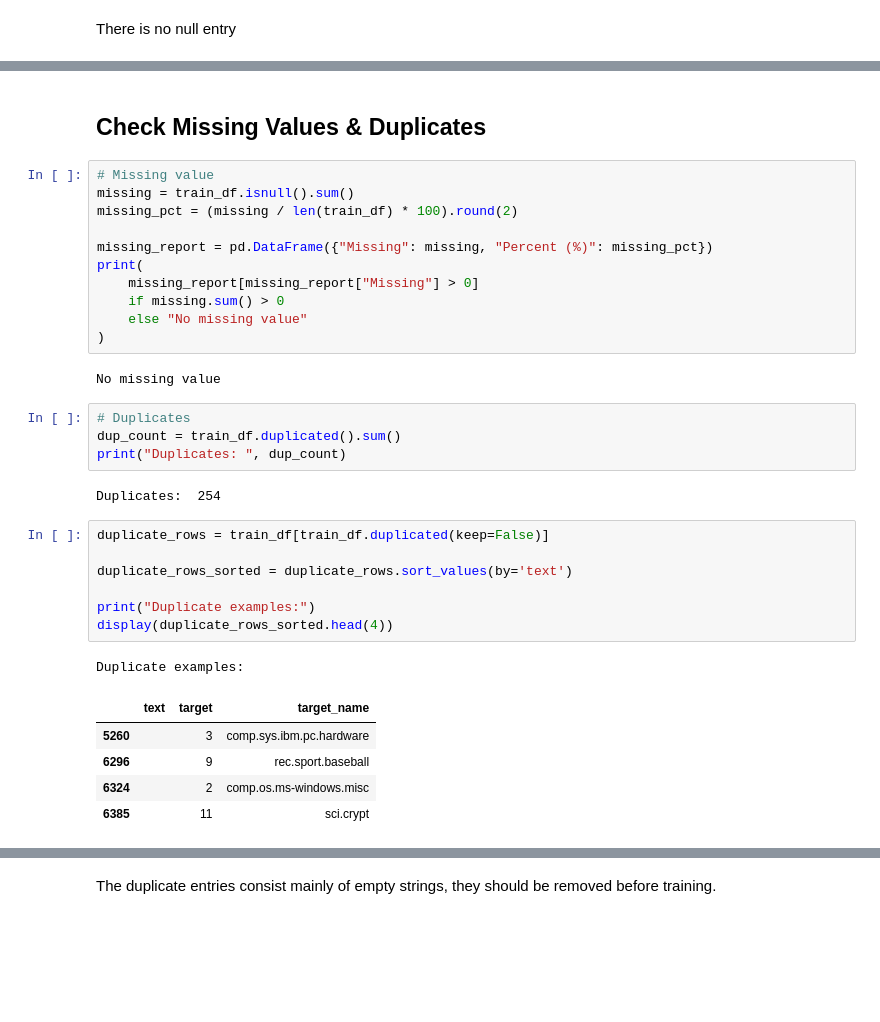
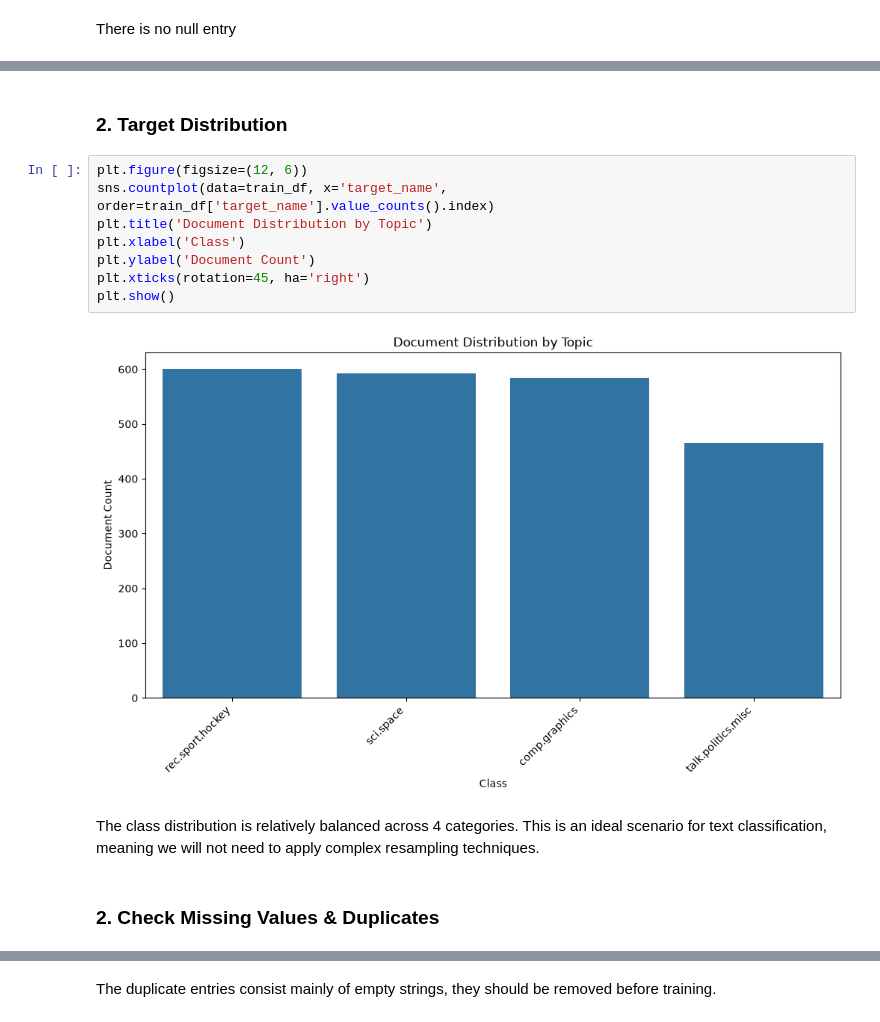
Before and after one commit to AIVIETNAM-AIO-VoNguyenNhatDuy/Module-01-text-classification, a Jupyter notebook: notebooks/eda.ipynb, the cells around one changed output, grey strips where cells are left out. Cells and saved outputs as stored; diff of their text form; blank space fills up the shorter version.

```diff
--- a/notebooks/eda.ipynb
+++ b/notebooks/eda.ipynb
@@ -76,35 +84,16 @@ train_df.head()
+# %% [markdown]
+### 2. Target Distribution
+# %%
+plt.figure(figsize=(12, 6))
+sns.countplot(data=train_df, x='target_name', order=train_df['target_name'].value_counts().index)
+plt.title('Document Distribution by Topic')
+plt.xlabel('Class')
+plt.ylabel('Document Count')
+plt.xticks(rotation=45, ha='right')
+plt.show()
+# %% [output]
+[figure, added]
+# %% [markdown]
+The class distribution is relatively balanced across 4 categories. This is an ideal scenario for text classification, meaning we will not need to apply complex resampling techniques.
 # %% [markdown]
-## Check Missing Values & Duplicates
+### 2. Check Missing Values & Duplicates
-# %%
-# Missing value
-missing = train_df.isnull().sum()
-missing_pct = (missing / len(train_df) * 100).round(2)
-
-missing_report = pd.DataFrame({"Missing": missing, "Percent (%)": missing_pct})
-print(
-    missing_report[missing_report["Missing"] > 0]
-    if missing.sum() > 0
-    else "No missing value"
-)
-# %% [output]
-No missing value
-# %%
-# Duplicates
-dup_count = train_df.duplicated().sum()
-print("Duplicates: ", dup_count)
-# %% [output]
-Duplicates:  254
-# %%
-duplicate_rows = train_df[train_df.duplicated(keep=False)]
-
-duplicate_rows_sorted = duplicate_rows.sort_values(by='text')
-
-print("Duplicate examples:")
-display(duplicate_rows_sorted.head(4))
-# %% [output]
-Duplicate examples:
-|  | text | target | target_name |
-| 5260 |  | 3 | comp.sys.ibm.pc.hardware |
-| 6296 |  | 9 | rec.sport.baseball |
-| 6324 |  | 2 | comp.os.ms-windows.misc |
-| 6385 |  | 11 | sci.crypt |
```
Also changed, not shown: parts of 62 cells of this notebook, 3 other files.
